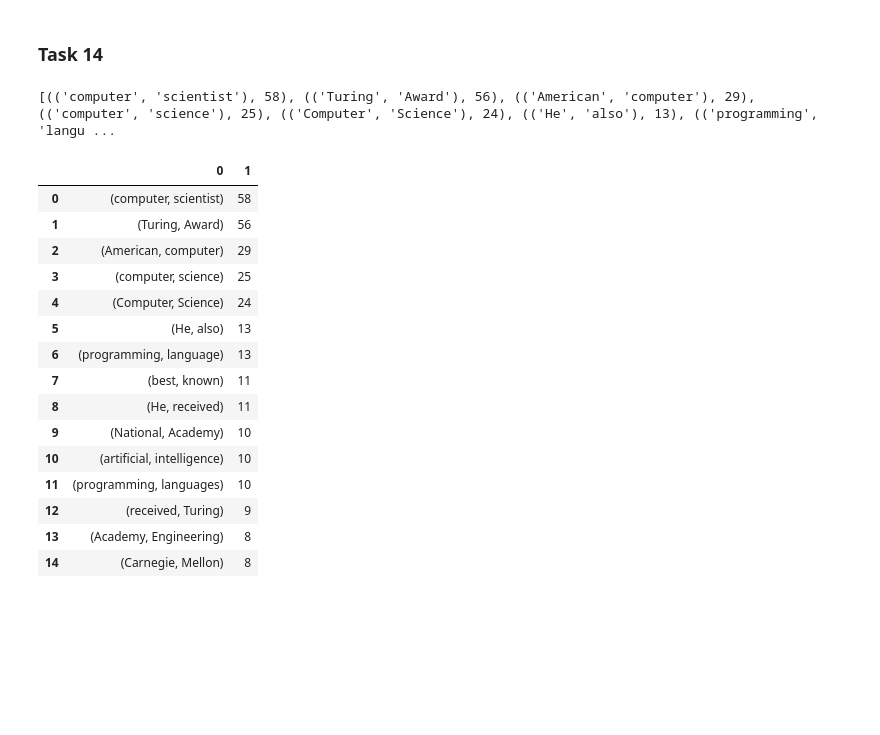
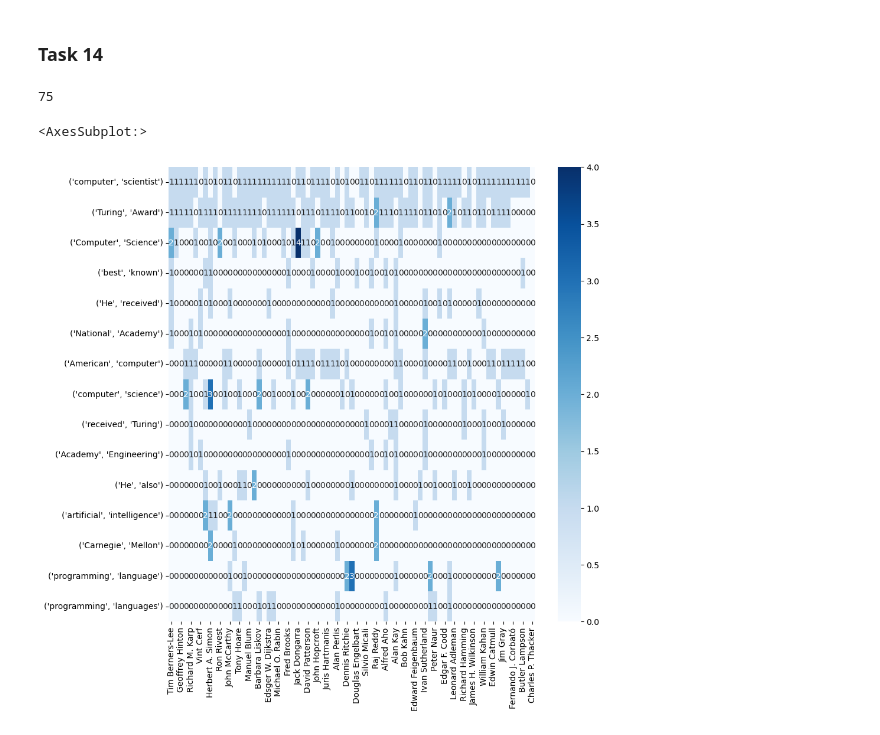
Before and after one commit to congrendai/CW2_for_computer_programing, a Jupyter notebook: CW2_A3.ipynb, the cells around one changed output. Drawn from its saved outputs; the diff is of its cells as text; code cells hidden in the pictures; blank space fills up the shorter version.

```diff
--- a/CW2_A3.ipynb
+++ b/CW2_A3.ipynb
@@ -373,6 +377,6 @@ def get_bigrams_frequency(words):
 # %% [markdown]
 ### Task 9
 # %%
-winners_bigrams = get_bigrams_frequency(award_winners_intro_tokenized)
+winners_bigrams = get_bigrams_frequency(intro_tokenized)
 # %% [markdown]
 ### Task 10
@@ -382,0 +383,3 @@ print(winners_bigrams.most_common(15))
+# %%
+winners_bigrams_sorted = dict(sorted(winners_bigrams.items(), key = lambda x: x[1], reverse = True))
+print("The most 15 most frequently occurring bigrams are: {}".format(", ".join(str(key) for key in list(winners_bigrams_sorted.keys())[:15])))
@@ -452,25 +457,40 @@ plt.show()
 ### 3.3.2 Heatmap
 # %% [markdown]
 ### Task 14
-# %%
-print(winners_bigrams.most_common(15))
-heatmap_data = pd.DataFrame(winners_bigrams.most_common(15))
-heatmap_data
-# %% [output]
-[(('computer', 'scientist'), 58), (('Turing', 'Award'), 56), (('American', 'computer'), 29), (('computer', 'science'), 25), (('Computer', 'Science'), 24), (('He', 'also'), 13), (('programming', 'langu ...
-|  | 0 | 1 |
-| 0 | (computer, scientist) | 58 |
-| 1 | (Turing, Award) | 56 |
-| 2 | (American, computer) | 29 |
-| 3 | (computer, science) | 25 |
-| 4 | (Computer, Science) | 24 |
-| 5 | (He, also) | 13 |
-| 6 | (programming, language) | 13 |
-| 7 | (best, known) | 11 |
-| 8 | (He, received) | 11 |
-| 9 | (National, Academy) | 10 |
-| 10 | (artificial, intelligence) | 10 |
-| 11 | (programming, languages) | 10 |
-| 12 | (received, Turing) | 9 |
-| 13 | (Academy, Engineering) | 8 |
-| 14 | (Carnegie, Mellon) | 8 |
+# %%
+intros_remove_stopword_punctuation = []
+for intro in award_winners["intro"]:
+    intro_per_person = []
+    tokens = word_tokenize(re.sub(r"[^\w\s]", "", intro))
+    # Remove stopwords
+    no_stopword = " ".join([word for word in tokens if word not in en_stopwords])
+    # Remove punctuation
+    for token in RegexpTokenizer(r'\w+').tokenize(no_stopword):
+        intro_per_person.append(token)
+    # Append the preprocessing intro of every person to the intros list that
+    intros_remove_stopword_punctuation.append(intro_per_person)
+
+
+most_15_common_bigrams_keys = list(winners_bigrams_sorted.keys())[:15]
+
+heatmap_data = []
+intro_bigrams = [get_bigrams_frequency(intro) for intro in intros_remove_stopword_punctuation]
+
+
+for intro_bigram in intro_bigrams:
+    intro_bigram_list = {key: intro_bigram[key] for key in most_15_common_bigrams_keys if key in intro_bigram.keys()}
+    heatmap_data.append(intro_bigram_list)
+# %%
+len(heatmap_data)
+# %% [output]
+75
+# %%
+heatmap_df = pd.DataFrame(heatmap_data, index = award_winners["name"])
+heatmap_df = heatmap_df.fillna(0)
+heatmap_df_transpose = heatmap_df.transpose()
+# %%
+plt.figure(figsize = (10,10))
+sns.heatmap(heatmap_df_transpose, cmap = "Blues", annot = True)
+# %% [output]
+<AxesSubplot:>
+[figure, added]
```
Also changed, not shown: parts of 11 cells of this notebook.
